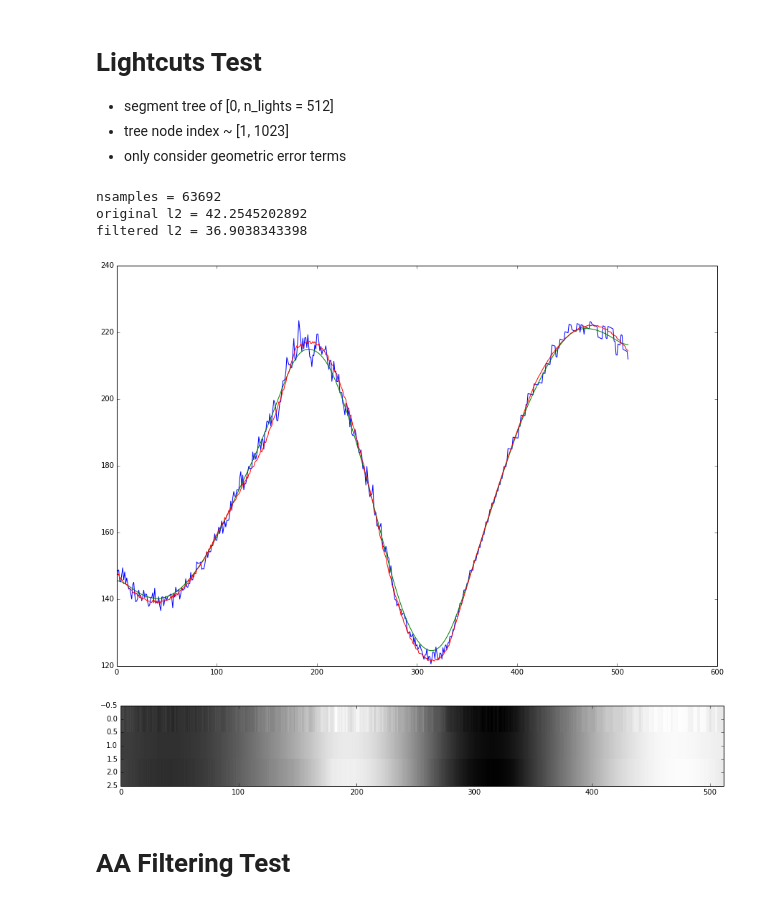
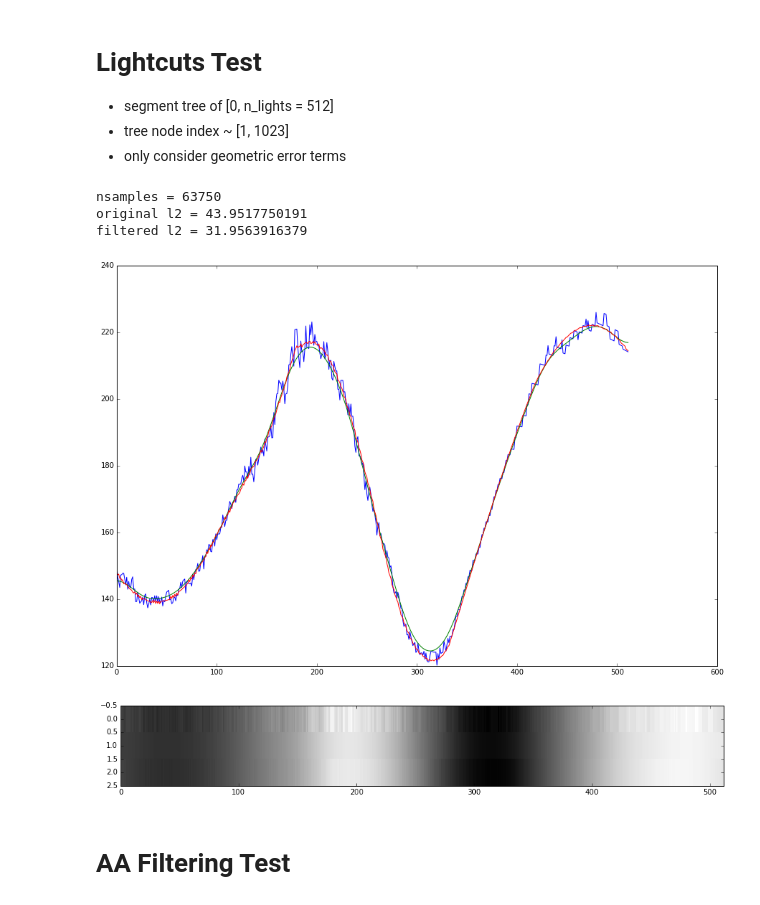
Before and after one commit to winmad/many_lights, a Jupyter notebook: LT_Matrix.ipynb, the cells around one changed output. Drawn from its saved outputs; the diff is of its cells as text; code cells hidden in the pictures.

Commit message:
use priority queue in lightcuts

```diff
--- a/LT_Matrix.ipynb
+++ b/LT_Matrix.ipynb
@@ -180,6 +180,8 @@ filtered l2 = 60.5753301493
 * tree node index ~ [1, 1023]
 * only consider geometric error terms
 # %%
+import Queue
+
 n_tree_nodes = 2 * n_lights
 light_reps = np.zeros(n_tree_nodes)
 left_bounds = np.zeros(n_tree_nodes)
@@ -230,55 +232,55 @@ def geo_error_term(x, node):
     else:
         return 1 / np.sqrt((x - right_bounds[node]) ** 2 + 1)
 
+def error_upper_bound(x, node):
+    return get_cluster_intensity(node) * geo_error_term(x, node)
+
 n_samples = 0
 
 def refine_light_cut(pixel_index):
     x = (pixel_index + 0.5) / n_pixels
     ratio = 0.02
-    q = list([])
-    q.append(1)
+    q = Queue.PriorityQueue([])
+    MAX_ERR = 1000
+    q.put((MAX_ERR - error_upper_bound(x, 1), 1))
     total_radiance = calc_cluster_contribution(x, 1)
     global n_samples
     n_samples += 1
     while True:
-        choose_node = -1
-        max_err = 0
-        for node in q:
-            if max_err < geo_error_term(x, node) * get_cluster_intensity(node) and node < n_lights:
-                max_err = geo_error_term(x, node) * get_cluster_intensity(node)
-                choose_node = node
+        q_item = q.get()
+        max_err = MAX_ERR - q_item[0]
+        choose_node = q_item[1]
         if max_err > total_radiance * ratio:
             total_radiance -= calc_cluster_contribution(x, choose_node)
             total_radiance += calc_cluster_contribution(x, choose_node * 2)
             total_radiance += calc_cluster_contribution(x, choose_node * 2 + 1)
-            q.remove(choose_node)
-            q.append(choose_node * 2)
-            q.append(choose_node * 2 + 1)
+            q.put((MAX_ERR - error_upper_bound(x, choose_node * 2), choose_node * 2))
+            q.put((MAX_ERR - error_upper_bound(x, choose_node * 2 + 1), choose_node * 2 + 1))
             n_samples += 1
         else:
             break
     return total_radiance
 
 pixels = np.zeros(n_pixels)
 for i in range(n_pixels):
     pixels[i] += refine_light_cut(i)
 pixels_filtered = ndimage.filters.gaussian_filter(pixels, pixel_sigma*n_pixels)
 plt.figure(figsize = (15, 10))
 plt.plot(pixels);
 plt.plot(pixels_filtered);
 plt.plot(ref);
 
 plt.figure(figsize = (15, 2))
 plt.imshow(np.vstack((pixels, pixels_filtered, ref)), cmap = 'gray', interpolation='nearest', aspect='auto');
 
 print 'nsamples =', n_samples
 print 'original l2 =', np.sqrt(sum((pixels-ref)**2 * wnd))
 print 'filtered l2 =', np.sqrt(sum((pixels_filtered-ref)**2 * wnd))
 # %% [output]
-nsamples = 63692
-original l2 = 42.2545202892
-filtered l2 = 36.9038343398
+nsamples = 63750
+original l2 = 43.9517750191
+filtered l2 = 31.9563916379
-[figure, old version]
+[figure, new version]
 [figure]
 # %% [markdown]
 # AA Filtering Test
```
Also changed, not shown: parts of 2 cells of this notebook.
